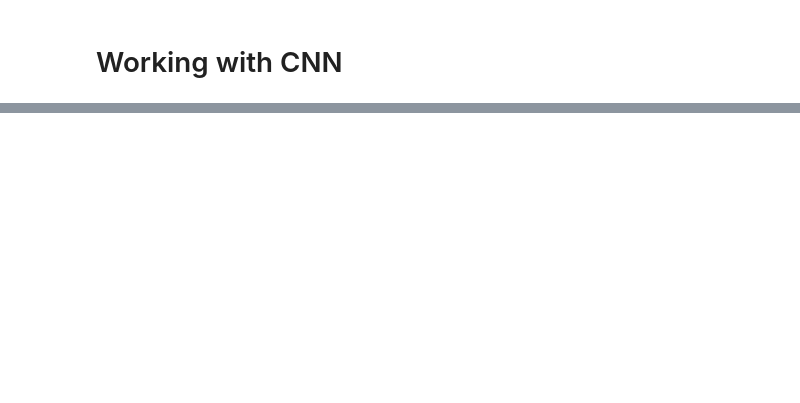
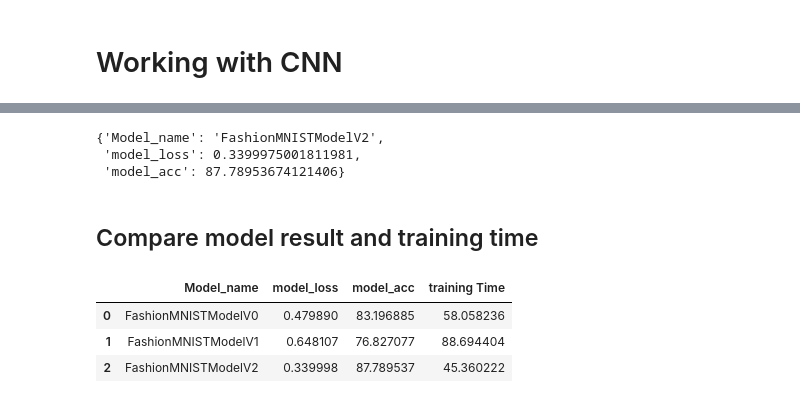
Before and after one commit to Dhaks13/My_DL_Works, a Jupyter notebook: learnings/03_CV.ipynb, the cells around one changed output, grey strips where cells are left out. Drawn from its saved outputs; the diff is of its cells as text; code cells hidden in the pictures; blank space fills up the shorter version.

```diff
--- a/learnings/03_CV.ipynb
+++ b/learnings/03_CV.ipynb
@@ -629,0 +649,5 @@ OrderedDict([('conv_block_1.0.weight',
+# %%
+from helper_functions import accuracy_fn
+
+loss_fn = nn.CrossEntropyLoss()
+optimizer = torch.optim.SGD(model_2.parameters(), lr=0.1)
@@ -629,0 +659,17 @@ OrderedDict([('conv_block_1.0.weight',
+# %%
+torch.manual_seed(42)
+torch.cuda.manual_seed(42)
+
+# measure time
+from timeit import default_timer as timer
+train_time_start_on_model_2 = timer()
+
+# train and test the model
+epochs = 3
+for epoch in tqdm(range(epochs)):
+    print(f'Epoch: {epoch}')
+    train_step(model_2, train_loader, loss_fn, optimizer, accuracy_fn, device)
+    test_step(model_2, test_loader, loss_fn, accuracy_fn, device)
+
+train_time_end_on_model_2 = timer()
+total_train_time_model_2 = print_train_time(train_time_start_on_model_2, train_time_end_on_model_2, device)
@@ -629,0 +702,26 @@ OrderedDict([('conv_block_1.0.weight',
+# %%
+# Get the results
+model_2_results = eval_model(model_2, test_loader, loss_fn, accuracy_fn, device)
+
+model_2_results
+# %% [output]
+{'Model_name': 'FashionMNISTModelV2',
+ 'model_loss': 0.3399975001811981,
+ 'model_acc': 87.78953674121406}
+# %% [markdown]
+## Compare model result and training time
+# %%
+import pandas as pd
+compare_results = pd.DataFrame(
+    [model_0_results,
+        model_1_results,
+        model_2_results]
+)
+compare_results["training Time"] = [total_train_time_model_0, total_train_time_model_1, total_train_time_model_2]
+# %%
+compare_results
+# %% [output]
+|  | Model_name | model_loss | model_acc | training Time |
+| 0 | FashionMNISTModelV0 | 0.479890 | 83.196885 | 58.058236 |
+| 1 | FashionMNISTModelV1 | 0.648107 | 76.827077 | 88.694404 |
+| 2 | FashionMNISTModelV2 | 0.339998 | 87.789537 | 45.360222 |
```
Also changed, not shown: parts of 29 cells of this notebook, 1 other file.
